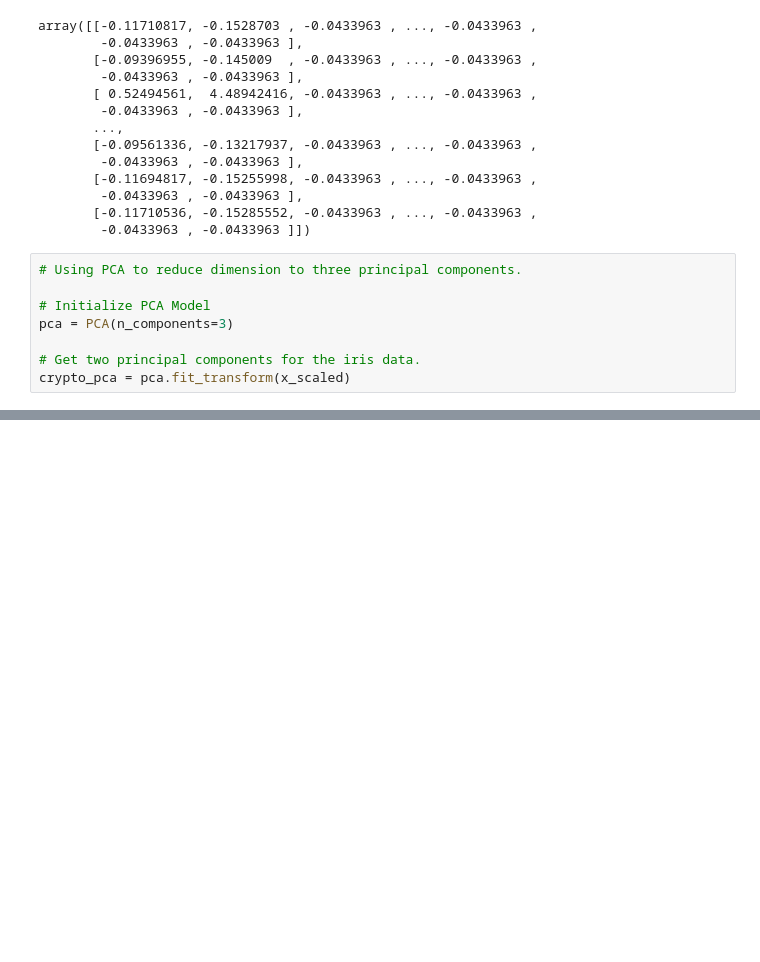
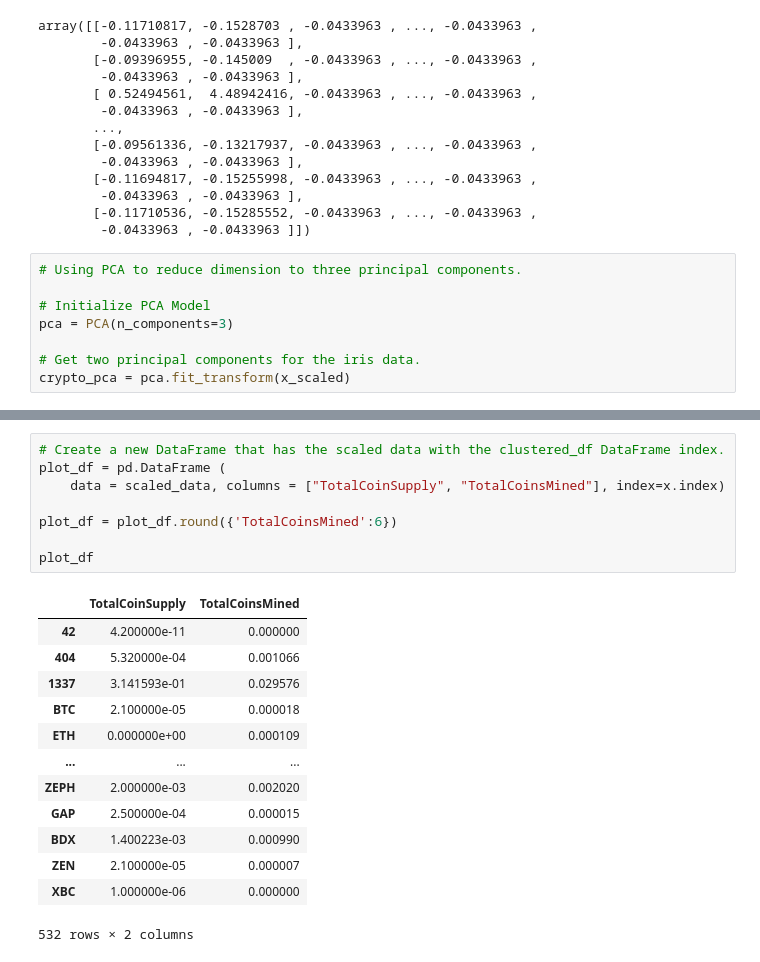
Before and after one commit to mkori60/Cryptocurriences, a Jupyter notebook: crypto_clustering.ipynb, the cells around one changed output, grey strips where cells are left out. Drawn from its saved outputs; the diff is of its cells as text; blank space fills up the shorter version.

```diff
--- a/crypto_clustering.ipynb
+++ b/crypto_clustering.ipynb
@@ -269,0 +311,22 @@ clustered_df.head(10)
+# %%
+# Create a new DataFrame that has the scaled data with the clustered_df DataFrame index.
+plot_df = pd.DataFrame (
+    data = scaled_data, columns = ["TotalCoinSupply", "TotalCoinsMined"], index=x.index)
+
+plot_df = plot_df.round({'TotalCoinsMined':6})
+
+plot_df
+# %% [output]
+|  | TotalCoinSupply | TotalCoinsMined |
+| 42 | 4.200000e-11 | 0.000000 |
+| 404 | 5.320000e-04 | 0.001066 |
+| 1337 | 3.141593e-01 | 0.029576 |
+| BTC | 2.100000e-05 | 0.000018 |
+| ETH | 0.000000e+00 | 0.000109 |
+| ... | ... | ... |
+| ZEPH | 2.000000e-03 | 0.002020 |
+| GAP | 2.500000e-04 | 0.000015 |
+| BDX | 1.400223e-03 | 0.000990 |
+| ZEN | 2.100000e-05 | 0.000007 |
+| XBC | 1.000000e-06 | 0.000000 |
+532 rows × 2 columns
```
Also changed, not shown: parts of 9 cells of this notebook.
